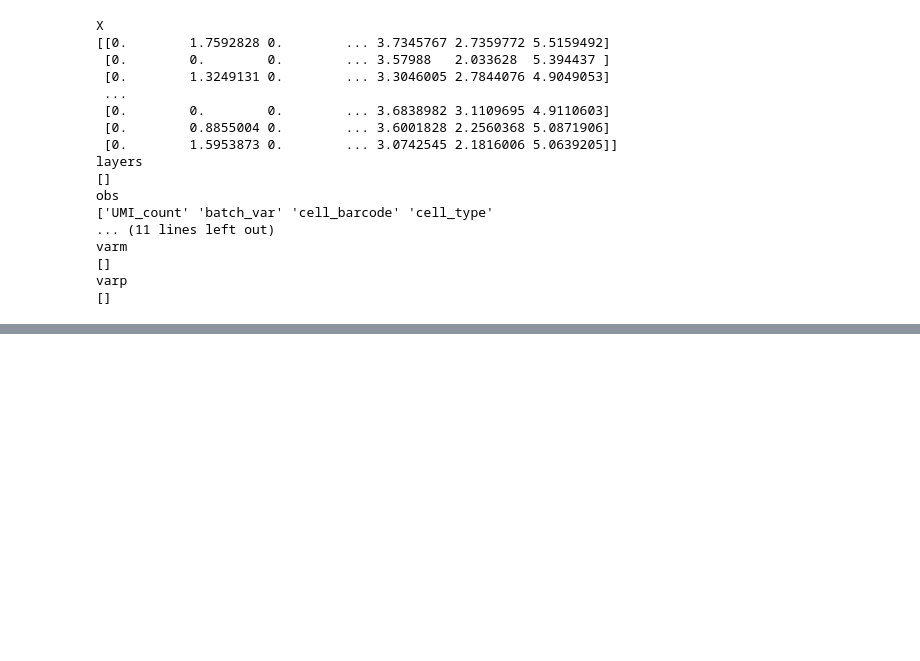
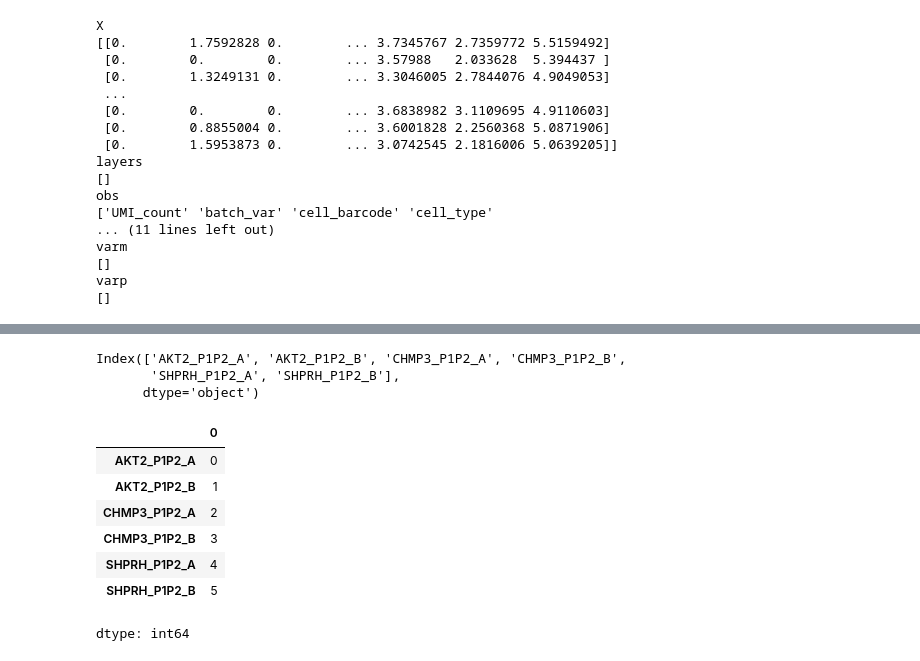
Before and after one commit to HardworkingPearl/VCC-state, a Jupyter notebook: Experiments/evo2embedding.ipynb, the cells around one changed output, grey strips where cells are left out. Cells and saved outputs as stored; diff of their text form; code cells hidden in the pictures; blank space fills up the shorter version.

```diff
--- a/Experiments/evo2embedding.ipynb
+++ b/Experiments/evo2embedding.ipynb
@@ -95,0 +169,3 @@ adata
+# %%
+adata.obsm["onehot_batch"] = batch_onehot
+adata.uns["onehot_batch_spec"] = {"columns": batch_categories}
@@ -95,0 +174,3 @@ adata
+# %%
+guides_series = adata.obs["guide_id"].astype(str).str.split("|")
+guides_series
@@ -95,0 +183,19 @@ adata
+# %%
+unique_guides = pd.Index(sorted(set(g for lst in guides_series for g in lst)))
+unique_guides
+# %% [output]
+Index(['AKT2_P1P2_A', 'AKT2_P1P2_B', 'CHMP3_P1P2_A', 'CHMP3_P1P2_B',
+       'SHPRH_P1P2_A', 'SHPRH_P1P2_B'],
+      dtype='object')
+# %%
+guide_to_col = pd.Series(index=unique_guides, data=np.arange(len(unique_guides)))
+guide_to_col
+# %% [output]
+|  | 0 |
+| AKT2_P1P2_A | 0 |
+| AKT2_P1P2_B | 1 |
+| CHMP3_P1P2_A | 2 |
+| CHMP3_P1P2_B | 3 |
+| SHPRH_P1P2_A | 4 |
+| SHPRH_P1P2_B | 5 |
+dtype: int64
```
Also changed, not shown: parts of 38 cells of this notebook.
